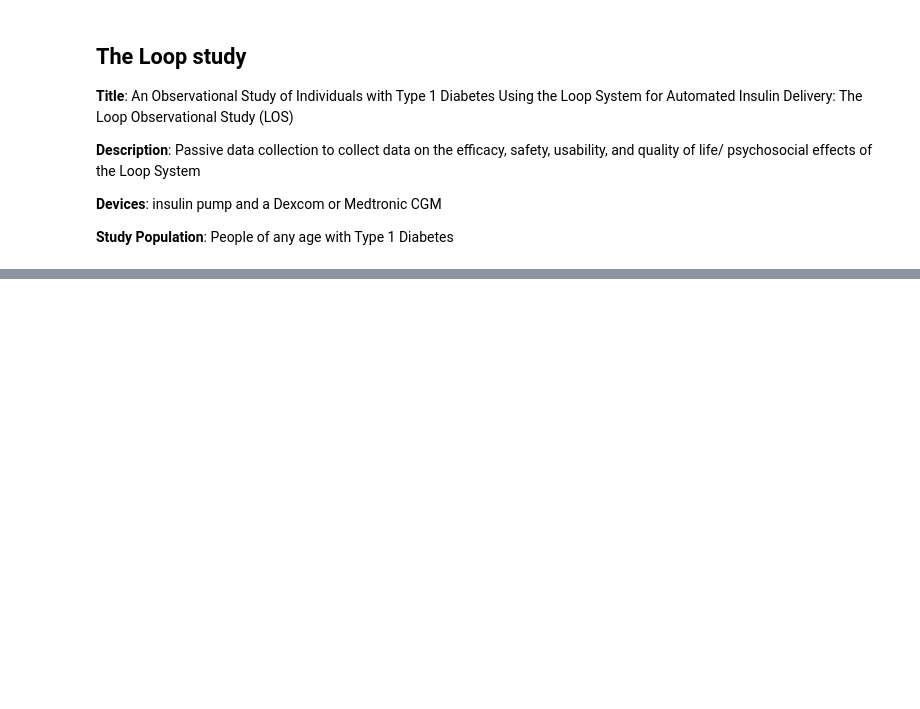
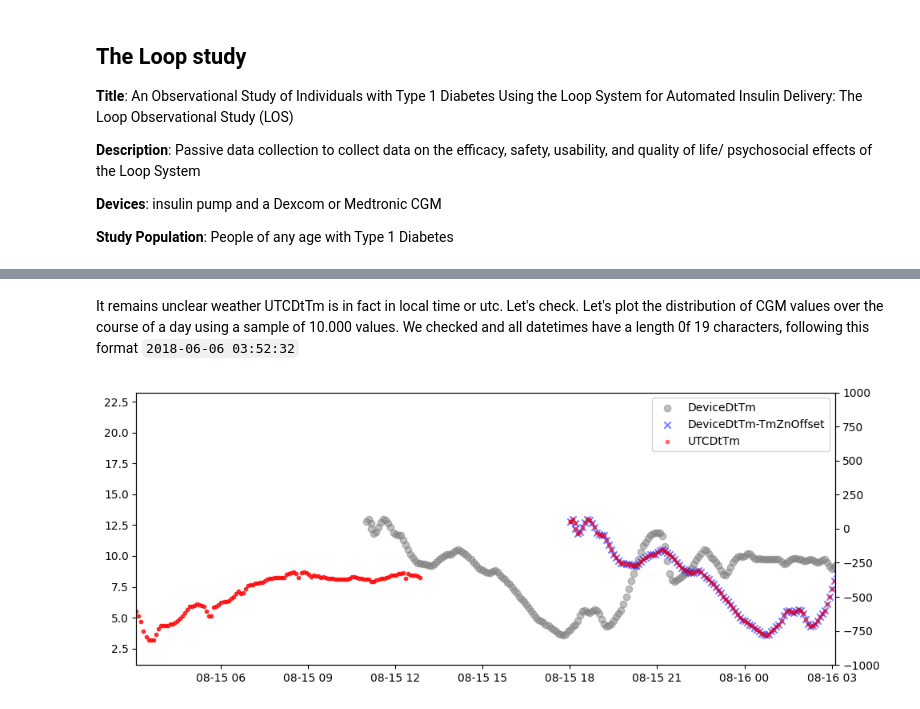
Before and after one commit to nudgebg/egvinsulin, a Jupyter notebook: notebooks/understand-loop-dataset.ipynb, the cells around one changed output, grey strips where cells are left out. Drawn from its saved outputs; the diff is of its cells as text; code cells hidden in the pictures; blank space fills up the shorter version.

```diff
--- a/notebooks/understand-loop-dataset.ipynb
+++ b/notebooks/understand-loop-dataset.ipynb
@@ -415,0 +102,22 @@ len(df_bolus['PtID'].unique().compute())
+# %%
+
+df_cgm = pd.read_csv(os.path.join(loop_path, 'Data Tables', 'LOOPDeviceCGM1.txt'), sep='|',
+                     usecols=['PtID', 'DeviceDtTm', 'TmZnOffset', 'UTCDtTm', 'RecordType', 'CGMVal', 'Units'])
+
+display(df_patient.head(3))
+display(df_patient.PtTimezoneOffset.value_counts())
+
+memory_usage = df_cgm.memory_usage().sum() / 1024**2
+print(f"Memory usage: {memory_usage:.2f} MB (before optimization)")
+
+df_cgm['UTCDtTm'] = pd.to_datetime(df_cgm.UTCDtTm, format='%Y-%m-%d %H:%M:%S')
+df_cgm['DeviceDtTm'] = pd.to_datetime(df_cgm.DeviceDtTm, format='%Y-%m-%d %H:%M:%S')
+df_cgm['TmZnOffset'] = pd.to_timedelta(df_cgm.TmZnOffset, unit='minute')
+
+#df_cgm['PtID'] = df_cgm.PtID.astype('category')
+
+df_cgm = df_cgm.loc[df_cgm.RecordType == 'CGM'].drop(columns=['RecordType'])
+df_cgm = df_cgm.drop(columns=['Units'])
+
+memory_usage = df_cgm.memory_usage().sum() / 1024**2
+print(f"Memory usage: {memory_usage:.2f} MB (after optimization)")
@@ -415,0 +150,27 @@ len(df_bolus['PtID'].unique().compute())
+# %% [markdown]
+It remains unclear weather UTCDtTm is in fact in local time or utc. Let's check. Let's plot the distribution of CGM values over the course of a day using a sample of 10.000 values. We checked and all datetimes have a length 0f 19 characters, following this format `2018-06-06 03:52:32`
+# %%
+%matplotlib inline
+# set up plot
+pt_grps = df_cgm.groupby('PtID', observed=False)
+subframe = pt_grps.get_group(1173).copy()
+subframe['AdjustedDtTm'] = subframe.DeviceDtTm - pd.to_timedelta(subframe.TmZnOffset, unit='minute')
+
+temp = subframe.dropna(subset=['DeviceDtTm']).sort_values(['DeviceDtTm'])
+
+fig, ax = plt.subplots(figsize=(10, 4)); twinx = ax.twinx()
+offset=4.5
+
+ax.scatter(temp.DeviceDtTm, temp.CGMVal, label='DeviceDtTm', marker='o',alpha=0.5, color='gray')
+ax.scatter(temp.AdjustedDtTm, temp.CGMVal, label='DeviceDtTm-TmZnOffset', marker='x',alpha=0.5,color='blue')
+
+temp = subframe.dropna(subset=['UTCDtTm']).sort_values(['UTCDtTm'])
+ax.scatter(temp.UTCDtTm, temp.CGMVal, label='UTCDtTm', marker='.',alpha=0.5,color='red')
+twinx.plot(temp.UTCDtTm, temp.TmZnOffset, label='TmZnOffset')
+
+ax.set_xlim(temp.UTCDtTm.min()+timedelta(days=offset), temp.UTCDtTm.min()+timedelta(days=offset+1))
+twinx.set_ylim(-1000, 1000); ax.legend(); plt.tight_layout()
+plt.show()
+del subframe, temp
+# %% [output]
+[figure, added]
```
Also changed, not shown: parts of 87 cells of this notebook, 1 other file.
